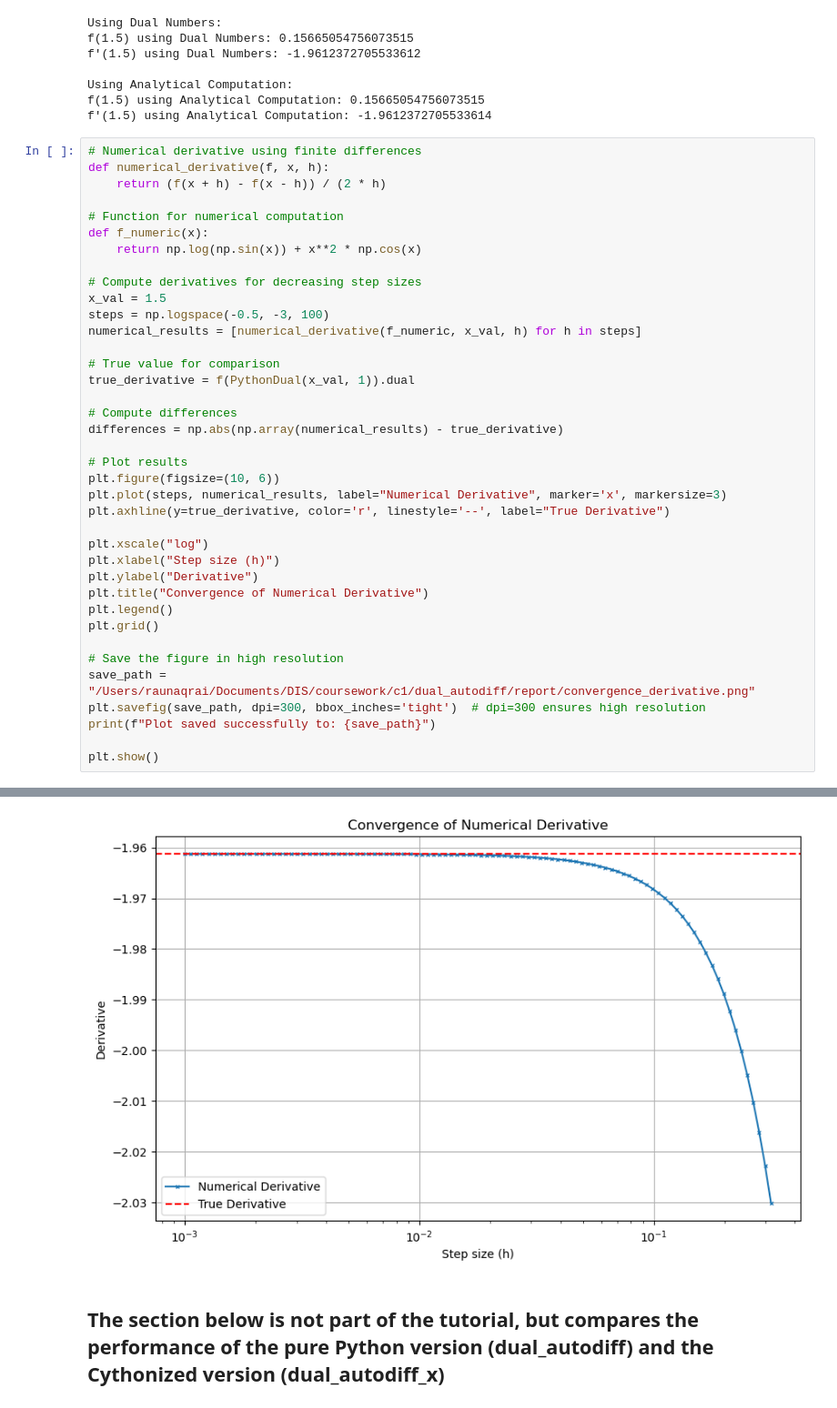
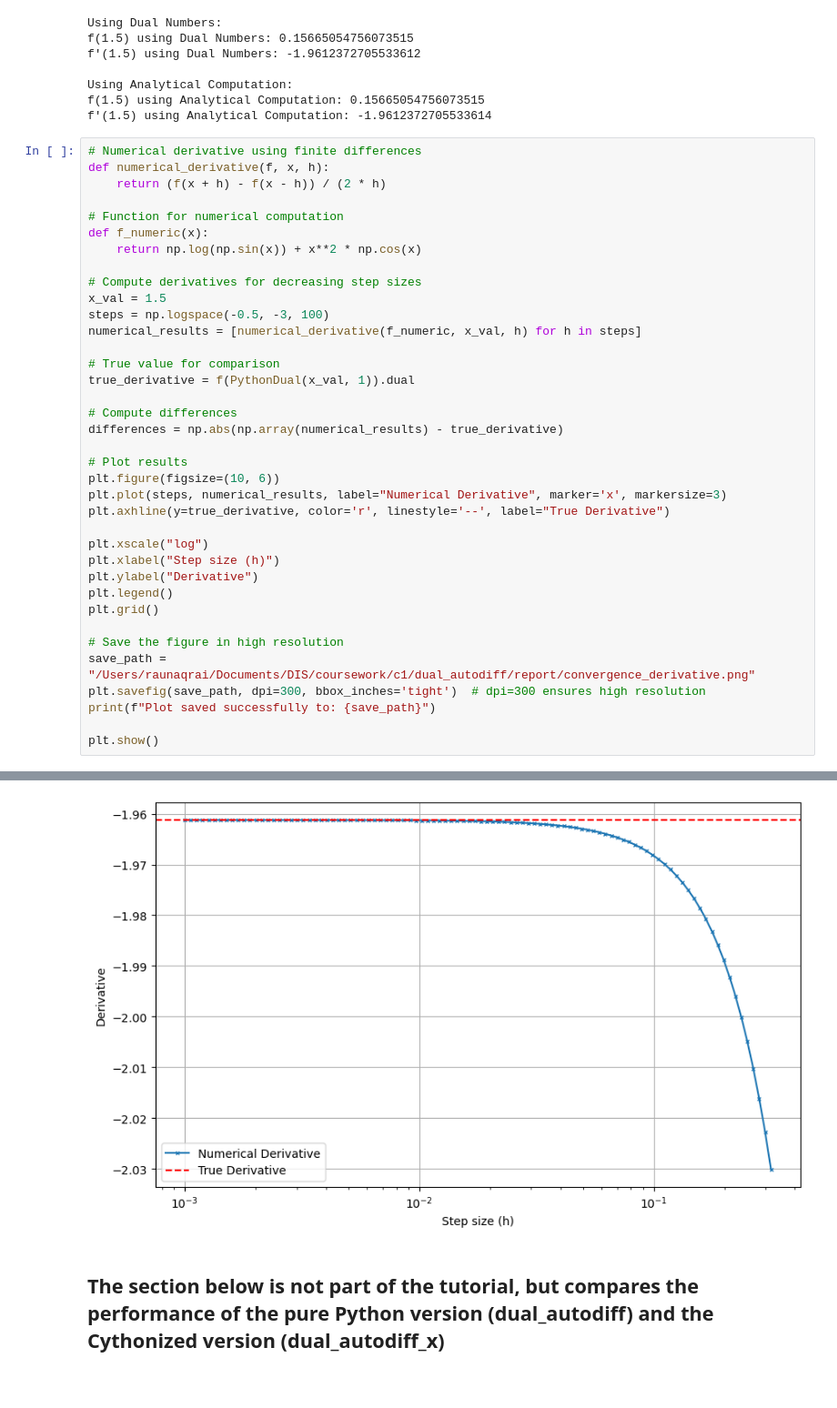
Before and after one commit to raunaq-rai/Dual_Autodiff, a Jupyter notebook: docs/source/dual_autodiff.ipynb, the cells around one changed output, grey strips where cells are left out. Shown at 91% size. Cells and saved outputs as stored; diff of their text form; blank space fills up the shorter version.

```diff
--- a/docs/source/dual_autodiff.ipynb
+++ b/docs/source/dual_autodiff.ipynb
@@ -122,35 +122,34 @@ def f_numeric(x):
 # Compute derivatives for decreasing step sizes
 x_val = 1.5
 steps = np.logspace(-0.5, -3, 100)
 numerical_results = [numerical_derivative(f_numeric, x_val, h) for h in steps]
 
 # True value for comparison
 true_derivative = f(PythonDual(x_val, 1)).dual
 
 # Compute differences
 differences = np.abs(np.array(numerical_results) - true_derivative)
 
 # Plot results
 plt.figure(figsize=(10, 6))
 plt.plot(steps, numerical_results, label="Numerical Derivative", marker='x', markersize=3)
 plt.axhline(y=true_derivative, color='r', linestyle='--', label="True Derivative")
 
 plt.xscale("log")
 plt.xlabel("Step size (h)")
 plt.ylabel("Derivative")
-plt.title("Convergence of Numerical Derivative")
 plt.legend()
 plt.grid()
 
 # Save the figure in high resolution
 save_path = "/Users/raunaqrai/Documents/DIS/coursework/c1/dual_autodiff/report/convergence_derivative.png"
 plt.savefig(save_path, dpi=300, bbox_inches='tight')  # dpi=300 ensures high resolution
 print(f"Plot saved successfully to: {save_path}")
 
 plt.show()
 # %% [output]
 Plot saved successfully to: /Users/raunaqrai/Documents/DIS/coursework/c1/dual_autodiff/report/convergence_derivative.png
-[figure, old version]
+[figure, new version]
 # %% [markdown]
 ## The section below is not part of the tutorial, but compares the performance of the pure Python version (dual_autodiff) and the Cythonized version (dual_autodiff_x)
 # %%
```
Also changed, not shown: 9 other files.
